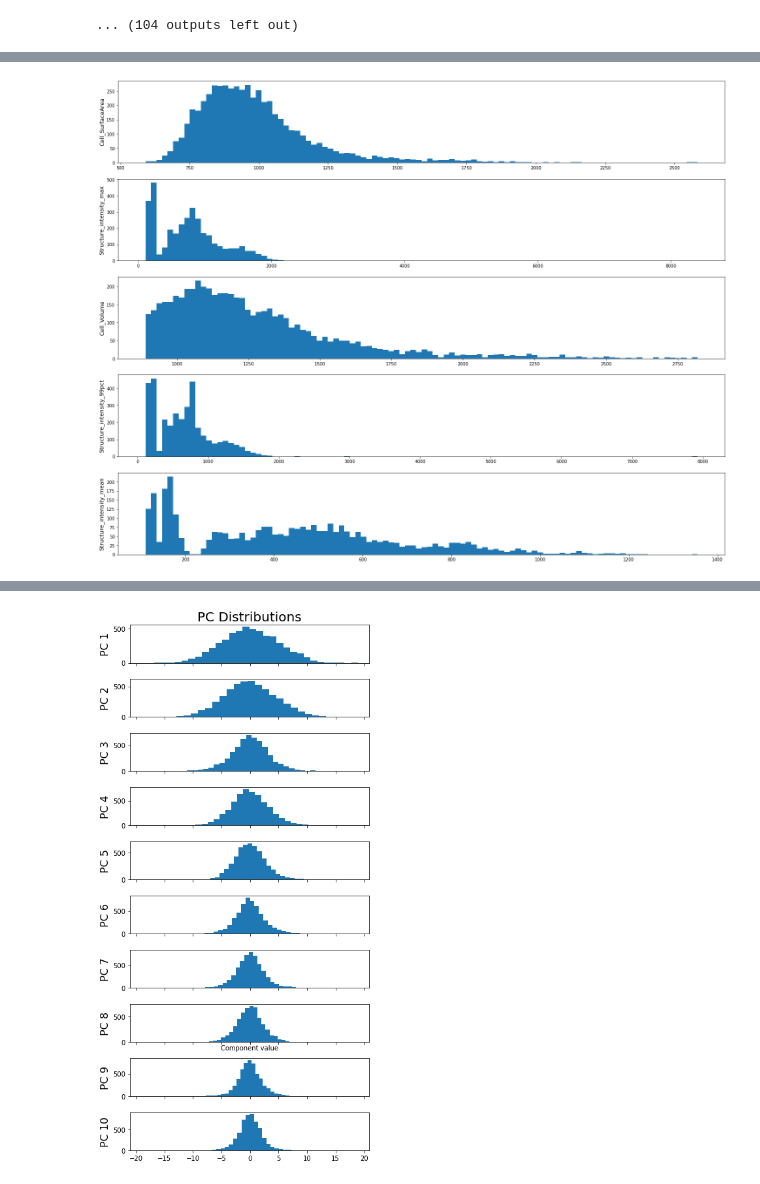
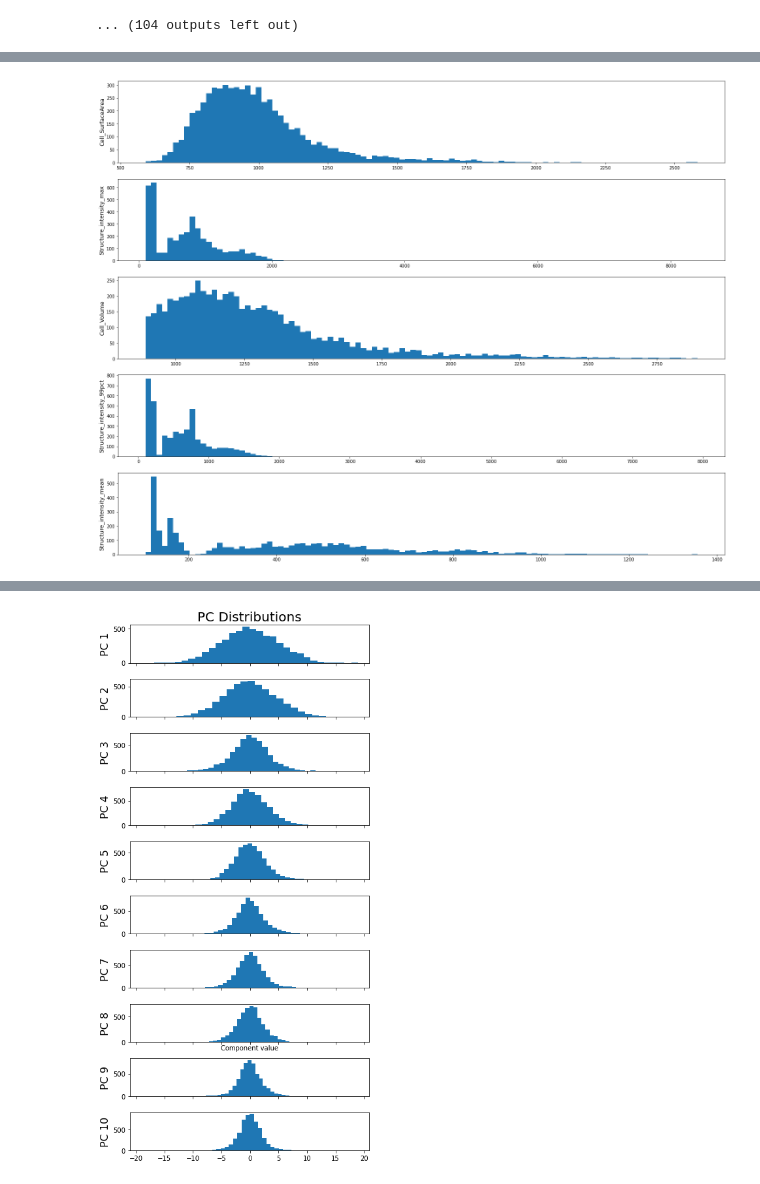
Before and after one commit to looneytunes2/NeutrophilShapeAnalysis, a Jupyter notebook: Notebooks/TrackMate_iSIM_Tracking_ChemGradient.ipynb, the cells around one changed output, grey strips where cells are left out. Drawn from its saved outputs; the diff is of its cells as text; code cells hidden in the pictures.

Commit message:
updated some of the iSIM data notebooks

```diff
--- a/Notebooks/TrackMate_iSIM_Tracking_ChemGradient.ipynb
+++ b/Notebooks/TrackMate_iSIM_Tracking_ChemGradient.ipynb
@@ -4,16 +4,19 @@ import os
 import pandas as pd
 import time
 import math
+import re
+from itertools import groupby
+from operator import itemgetter
 
 # package for io
 from aicsimageio.writers import OmeTiffWriter
 from aicsimageio.readers import tiff_reader, OmeTiffReader
 
-from CustomFunctions.track_functions import segment_caax_tracks_iSIM, segment_nuc_tracks, segment_caax_tracks_iSIM_20x, segment_caax_tracks_iSIM_visiview_halfsize
+from CustomFunctions.track_functions import segment_caax_tracks_iSIM, segment_caax_tracks_iSIM_20x, segment_caax_tracks_iSIM_visiview_halfsize
 import itertools
 from skimage import measure as skmeasure
 import datetime
-
+from CustomFunctions import shparam_mod
 
 from skimage.morphology import disk
 from skimage.filters import median, gaussian
@@ -71,7 +74,8 @@ def dist_f(a1, b1, c1, a2, b2, c2):
 
 # Function to find Angle
 def angle_distance(a1, b1, c1, a2, b2, c2):
-
+    a1,b1,c1 = [a1,b1,c1]/np.linalg.norm([a1,b1,c1])
+    a2,b2,c2 = [a2,b2,c2]/np.linalg.norm([a2,b2,c2])
     d = ( a1 * a2 + b1 * b2 + c1 * c2 )
     e1 = math.sqrt( a1 * a1 + b1 * b1 + c1 * c1)
     e2 = math.sqrt( a2 * a2 + b2 * b2 + c2 * c2)
@@ -894,35 +1024,35 @@ Finished 5301, starting 5301-6300
 # %%
-# #################### Check shape distributions for extreme outliers before PCA ####################
-# import matplotlib.pyplot as plt
-# folder_fl = 'D:/Aaron/Data/Chemotaxis/'
-# data_fl = folder_fl + 'Data_and_Figs/'
-# info_fl = folder_fl + 'Processed_Data/'
+#################### Check shape distributions for extreme outliers before PCA ####################
+import matplotlib.pyplot as plt
+folder_fl = 'D:/Aaron/Data/Chemotaxis_iSIM/'
+data_fl = folder_fl + 'Data_and_Figs/'
+info_fl = folder_fl + 'Processed_Data/'
 
-# #open full dataframe
-# df = pd.read_csv(data_fl + 'Shape_Metrics.csv', index_col='cell')
-# # topfive = df.std().sort_values().index[-5:]
-# # df.shcoeffs_L0M0C
+#open full dataframe
+df = pd.read_csv(data_fl + 'Shape_Metrics.csv', index_col='cell')
+# topfive = df.std().sort_values().index[-5:]
+# df.shcoeffs_L0M0C
 
 
-# #add all of the other metrics from the single csv files
-# cellinfo = pd.DataFrame()
-# for i in df.index.to_list():
-#     tc = pd.read_csv(info_fl + i +'_cell_info.csv', index_col = 0)
-#     cellinfo = cellinfo.append(tc.loc[0])
-# # Add distance travelled per framerate to total frame
-# cellinfo.index = cellinfo.cell
-# df = df.merge(cellinfo.drop(columns=['image', 'cropx (pixels)',
-#        'cropy (pixels)', 'cropz (pixels)']), left_index = True, right_index = True)
+#add all of the other metrics from the single csv files
+cellinfo = pd.DataFrame()
+for i in df.index.to_list():
+    tc = pd.read_csv(info_fl + i +'_cell_info.csv', index_col = 0)
+    cellinfo = cellinfo.append(tc.loc[0])
+# Add distance travelled per framerate to total frame
+cellinfo.index = cellinfo.cell
+df = df.merge(cellinfo.drop(columns=['image', 'cropx (pixels)',
+       'cropy (pixels)', 'cropz (pixels)']), left_index = True, right_index = True)
 
 metrics = df.std().sort_values(ascending = False).index[:5]
 newdf = df[(df.Cell_Volume < 2900) & (df.Cell_Volume > 890)].copy()
 newdf = newdf[newdf.Cell_SurfaceArea < 2800]#1689 seems like upper limit
 fig, axes = plt.subplots(len(metrics), 1, figsize=(25,20))#, sharex=True)
 for i, ax in enumerate(axes):
     ax.hist(abs(newdf[metrics[i]]), 100) #, 30, (-2,2))
     ax.set_ylabel(metrics[i], fontsize = 13)
 
-# #save the data with the outliers removed
-# newdf.to_csv(data_fl + 'Shape_Metrics_outliersremoved.csv')
+#save the data with the outliers removed
+newdf.to_csv(data_fl + 'Shape_Metrics_outliersremoved.csv')
 # %% [output]
-[figure, old version]
+[figure, new version]
```
Also changed, not shown: parts of 3 cells of this notebook, 5 other files.
